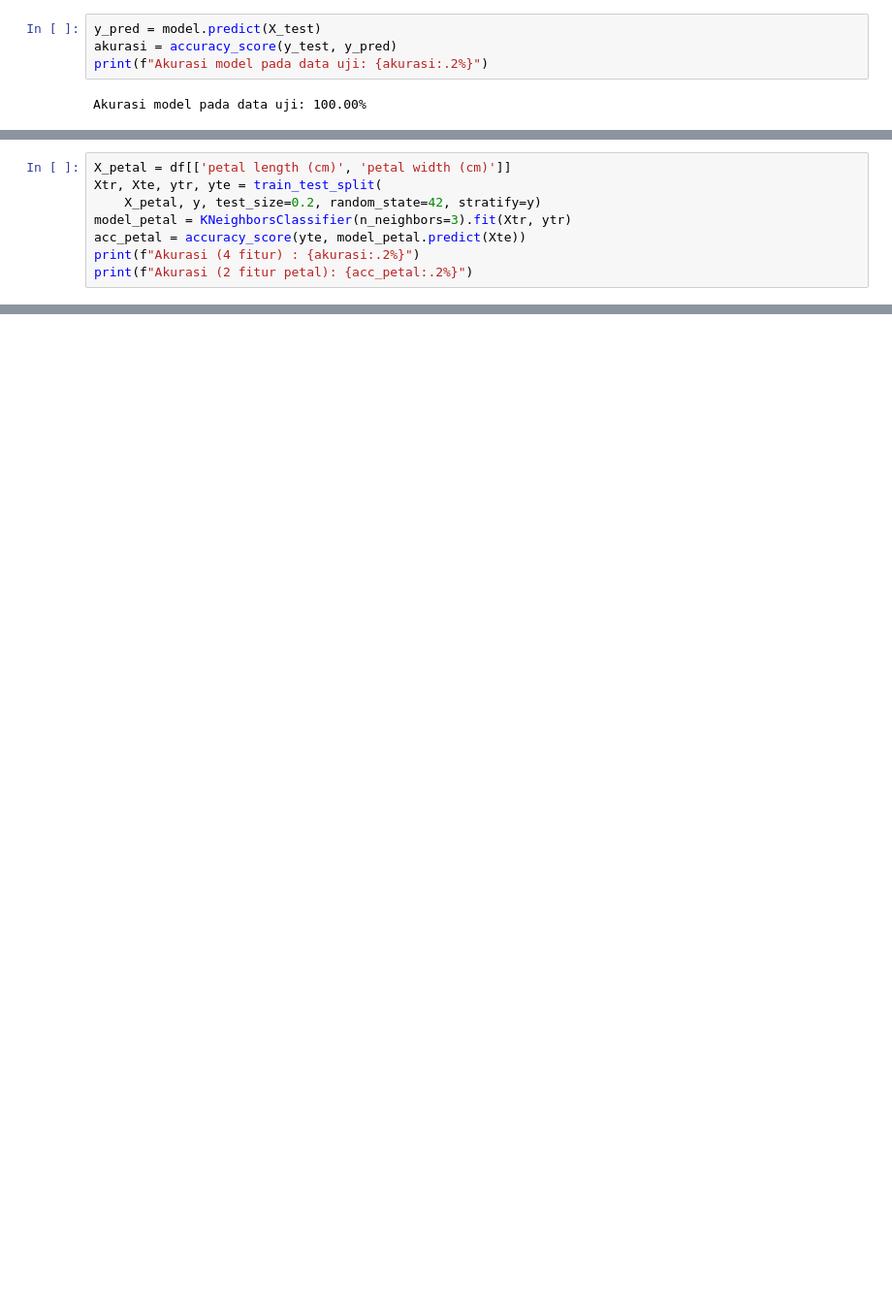
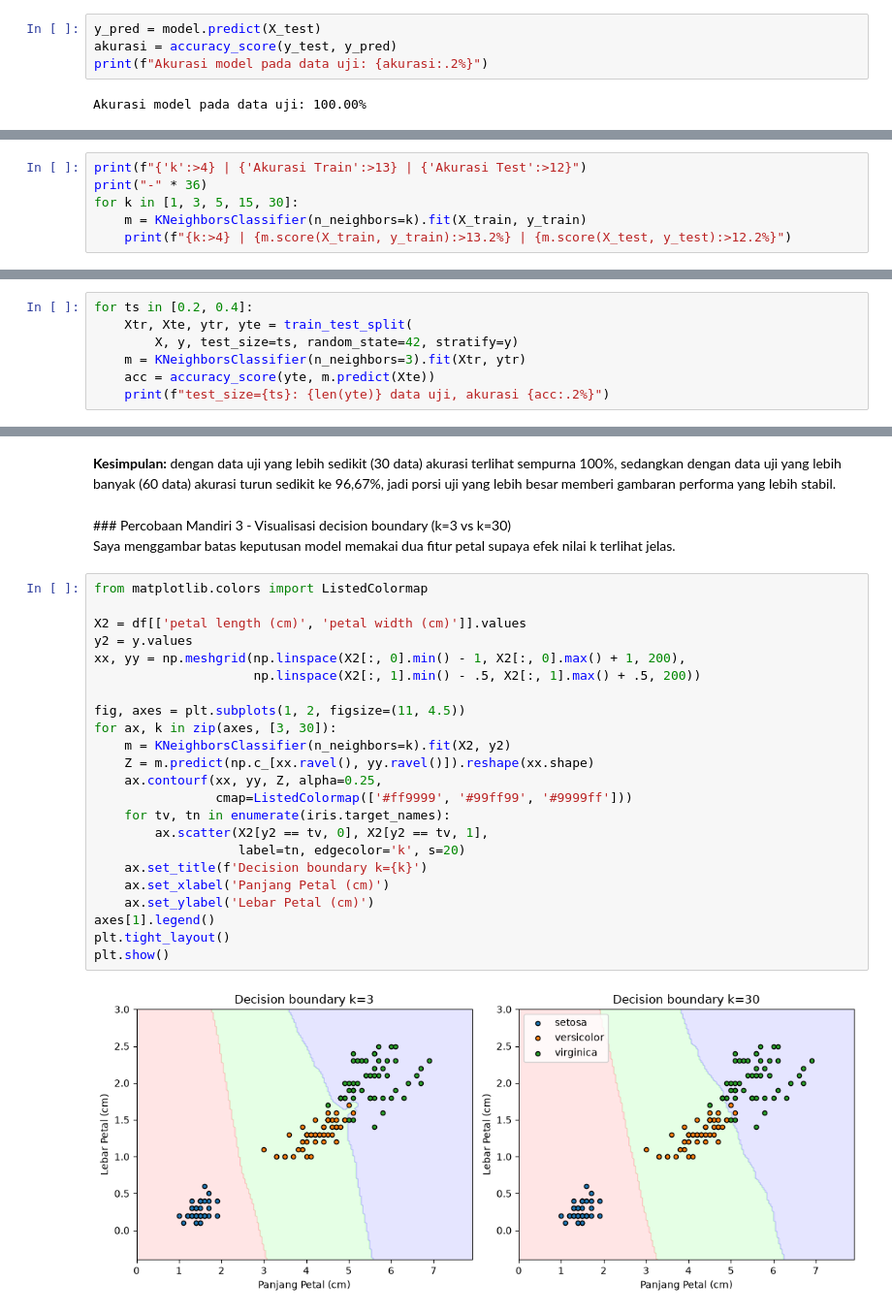
Before and after one commit to dandienter/praktikumML, a Jupyter notebook: bab-01-konsep-dasar-machine-learning/praktikum-bab-01.ipynb, the cells around one changed output, grey strips where cells are left out. Shown at 97% size. Cells and saved outputs as stored; diff of their text form; blank space fills up the shorter version.

```diff
--- a/bab-01-konsep-dasar-machine-learning/praktikum-bab-01.ipynb
+++ b/bab-01-konsep-dasar-machine-learning/praktikum-bab-01.ipynb
@@ -310,8 +128,0 @@ plt.show()
-# %%
-X_petal = df[['petal length (cm)', 'petal width (cm)']]
-Xtr, Xte, ytr, yte = train_test_split(
-    X_petal, y, test_size=0.2, random_state=42, stratify=y)
-model_petal = KNeighborsClassifier(n_neighbors=3).fit(Xtr, ytr)
-acc_petal = accuracy_score(yte, model_petal.predict(Xte))
-print(f"Akurasi (4 fitur) : {akurasi:.2%}")
-print(f"Akurasi (2 fitur petal): {acc_petal:.2%}")
@@ -348,0 +162,6 @@ Tanpa stratify (y_test)  : [0.36666667 0.43333333 0.2       ]
+# %%
+print(f"{'k':>4} | {'Akurasi Train':>13} | {'Akurasi Test':>12}")
+print("-" * 36)
+for k in [1, 3, 5, 15, 30]:
+    m = KNeighborsClassifier(n_neighbors=k).fit(X_train, y_train)
+    print(f"{k:>4} | {m.score(X_train, y_train):>13.2%} | {m.score(X_test, y_test):>12.2%}")
@@ -348,0 +182,7 @@ Tanpa stratify (y_test)  : [0.36666667 0.43333333 0.2       ]
+# %%
+for ts in [0.2, 0.4]:
+    Xtr, Xte, ytr, yte = train_test_split(
+        X, y, test_size=ts, random_state=42, stratify=y)
+    m = KNeighborsClassifier(n_neighbors=3).fit(Xtr, ytr)
+    acc = accuracy_score(yte, m.predict(Xte))
+    print(f"test_size={ts}: {len(yte)} data uji, akurasi {acc:.2%}")
@@ -348,0 +192,32 @@ Tanpa stratify (y_test)  : [0.36666667 0.43333333 0.2       ]
+# %% [markdown]
+**Kesimpulan:** dengan data uji yang lebih sedikit (30 data) akurasi terlihat sempurna 100%, sedangkan dengan data uji yang lebih banyak (60 data) akurasi turun sedikit ke 96,67%, jadi porsi uji yang lebih besar memberi gambaran performa yang lebih stabil.
+# %% [markdown]
+<div style="page-break-before: always;"></div>
+### Percobaan Mandiri 3 - Visualisasi decision boundary (k=3 vs k=30)
+
+Saya menggambar batas keputusan model memakai dua fitur petal supaya efek nilai k terlihat jelas.
+# %%
+from matplotlib.colors import ListedColormap
+
+X2 = df[['petal length (cm)', 'petal width (cm)']].values
+y2 = y.values
+xx, yy = np.meshgrid(np.linspace(X2[:, 0].min() - 1, X2[:, 0].max() + 1, 200),
+                     np.linspace(X2[:, 1].min() - .5, X2[:, 1].max() + .5, 200))
+
+fig, axes = plt.subplots(1, 2, figsize=(11, 4.5))
+for ax, k in zip(axes, [3, 30]):
+    m = KNeighborsClassifier(n_neighbors=k).fit(X2, y2)
+    Z = m.predict(np.c_[xx.ravel(), yy.ravel()]).reshape(xx.shape)
+    ax.contourf(xx, yy, Z, alpha=0.25,
+                cmap=ListedColormap(['#ff9999', '#99ff99', '#9999ff']))
+    for tv, tn in enumerate(iris.target_names):
+        ax.scatter(X2[y2 == tv, 0], X2[y2 == tv, 1],
+                   label=tn, edgecolor='k', s=20)
+    ax.set_title(f'Decision boundary k={k}')
+    ax.set_xlabel('Panjang Petal (cm)')
+    ax.set_ylabel('Lebar Petal (cm)')
+axes[1].legend()
+plt.tight_layout()
+plt.show()
+# %% [output]
+[figure, added]
```
Also changed, not shown: parts of 65 cells of this notebook, 13 other files.
